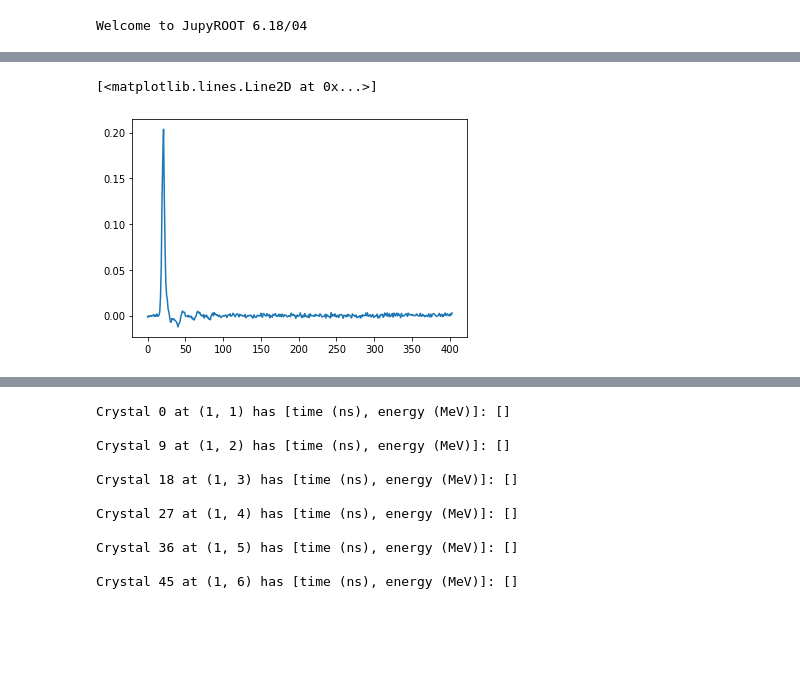
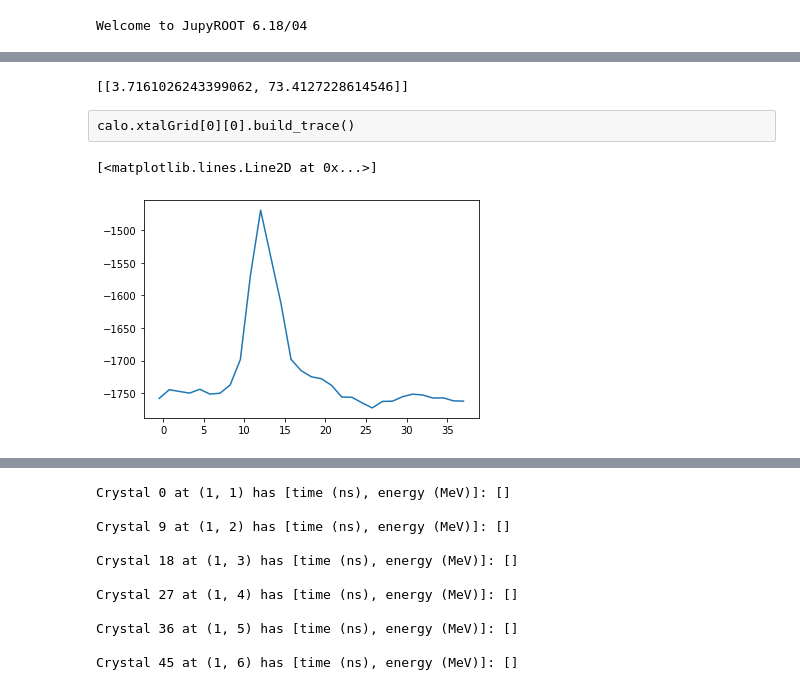
Before and after one commit to Lars314/gm2, a Jupyter notebook: pileup_ml/island_object_test_v2.ipynb, the cells around one changed output, grey strips where cells are left out. Saved outputs shown, nothing was run; the diff lists cells and outputs as text; code cells hidden in the pictures; blank space fills up the shorter version.

Commit message:
made xtal display

```diff
--- a/pileup_ml/island_object_test_v2.ipynb
+++ b/pileup_ml/island_object_test_v2.ipynb
@@ -15,4 +15,4 @@ Welcome to JupyROOT 6.18/04
 # Reload stuff in case you make changes!
 importlib.reload(csi);
 # %%
-calo = csi.Calorimeter(caloNum=1, verbosity=False)
+calo = csi.Calorimeter(caloNum=1, verbosity=False, normalize=False)
@@ -70,7 +41,13 @@ and with chop indices 7 and 38
+# %%
+print(calo.xtalGrid[5][2].impacts)
+# %% [output]
+[[3.7161026243399062, 73.4127228614546]]
+# %% [raw]
+calo.xtalGrid[0][0].build_trace()
 # %%
 fig, ax = plt.subplots(1,1)
 
-ax.plot(calo.xtalGrid[5][1].trace)
+ax.plot(calo.xtalGrid[1][2].choppedTime, calo.xtalGrid[1][2].choppedTrace)
 # %% [output]
 [<matplotlib.lines.Line2D at 0x...>]
-[figure, old version]
+[figure, new version]
```
Also changed, not shown: parts of 8 cells of this notebook, 3 other files.
